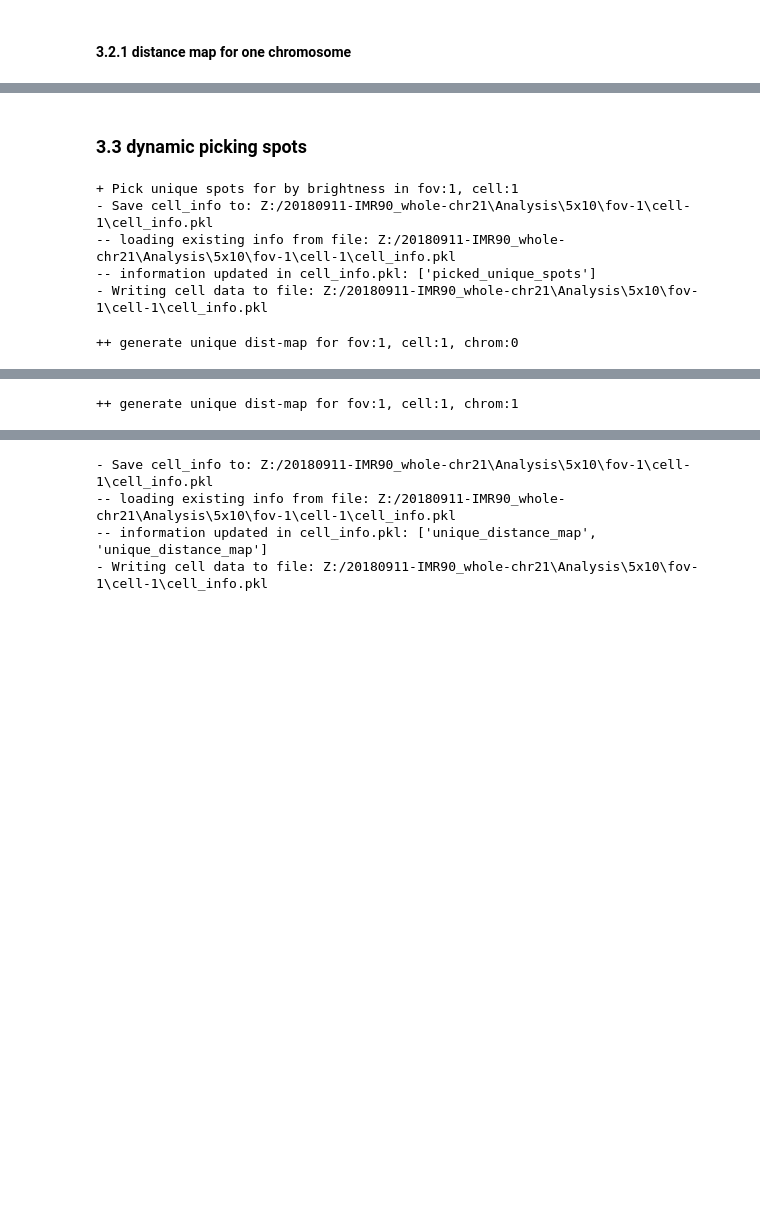
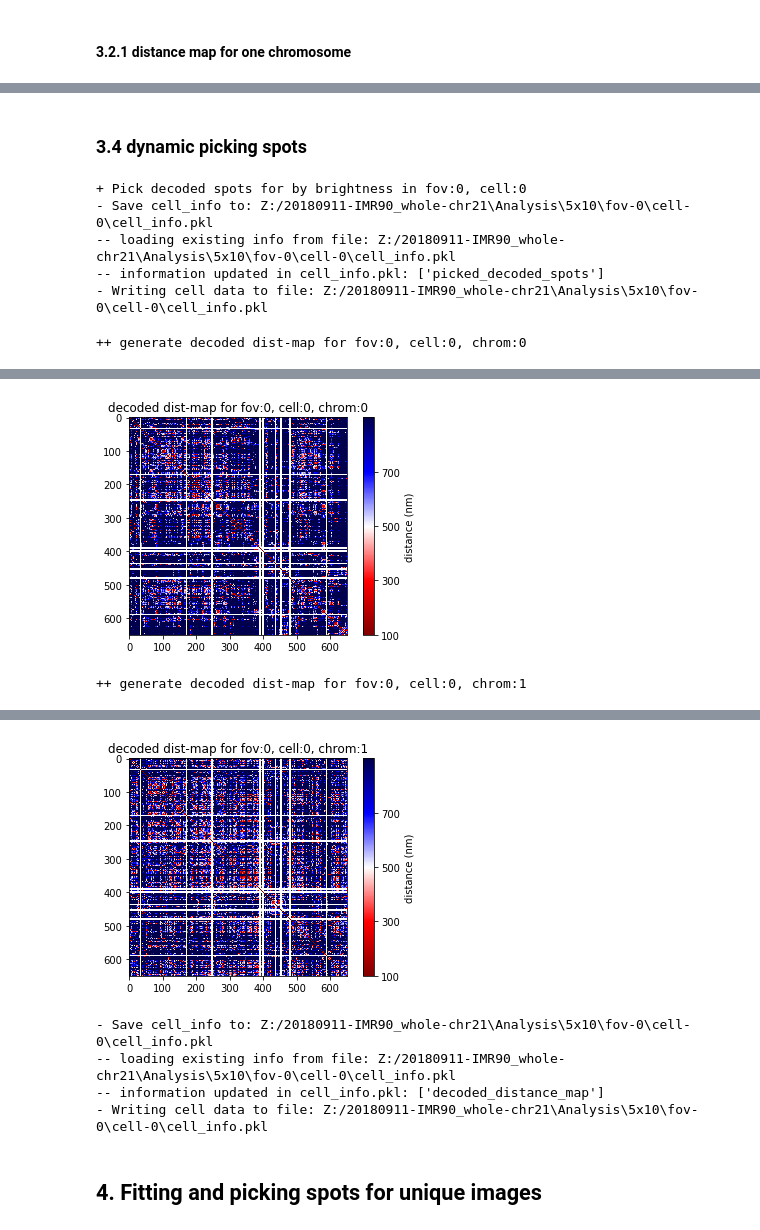
Before and after one commit to zhengpuas47/ImageAnalysis3, a Jupyter notebook: required_files/Workflow_Cell_Data.ipynb, the cells around one changed output, grey strips where cells are left out. Cells and saved outputs as stored; diff of their text form; code cells hidden in the pictures; blank space fills up the shorter version.

Commit message:
fixed bug in multi-fitting and update new example

```diff
--- a/required_files/Workflow_Cell_Data.ipynb
+++ b/required_files/Workflow_Cell_Data.ipynb
@@ -42,8 +42,8 @@ reload(ia.classes)
 # %%
 # specify initialization parameters:
 param = {'data_folder':'Z:/20180911-IMR90_whole-chr21',
-         'fov_id': 1,
-         'cell_id': 1,
+         'fov_id': 0,
+         'cell_id': 0,
          'temp_folder': r'I:\Pu_temp',
          };
 # initialize cell_data class:
@@ -251,14 +232,14 @@ plt.colorbar()
 # %% [markdown]
-### 3.3 dynamic picking spots
+### 3.4 dynamic picking spots
 # %%
-dynamic_picked_pts = a._dynamic_picking_spots(_w_dist=2)
+dynamic_picked_pts = a._dynamic_picking_spots('decoded', _w_dist=1)
 # %% [output]
-+ Pick unique spots for by brightness in fov:1, cell:1
-- Save cell_info to: Z:/20180911-IMR90_whole-chr21\Analysis\5x10\fov-1\cell-1\cell_info.pkl
--- loading existing info from file: Z:/20180911-IMR90_whole-chr21\Analysis\5x10\fov-1\cell-1\cell_info.pkl
--- information updated in cell_info.pkl: ['picked_unique_spots']
-- Writing cell data to file: Z:/20180911-IMR90_whole-chr21\Analysis\5x10\fov-1\cell-1\cell_info.pkl
++ Pick decoded spots for by brightness in fov:0, cell:0
+- Save cell_info to: Z:/20180911-IMR90_whole-chr21\Analysis\5x10\fov-0\cell-0\cell_info.pkl
+-- loading existing info from file: Z:/20180911-IMR90_whole-chr21\Analysis\5x10\fov-0\cell-0\cell_info.pkl
+-- information updated in cell_info.pkl: ['picked_decoded_spots']
+- Writing cell data to file: Z:/20180911-IMR90_whole-chr21\Analysis\5x10\fov-0\cell-0\cell_info.pkl
 # %%
-distmaps = a._generate_distance_map()
+distmaps = a._generate_distance_map('decoded',_limits=[100,900])
 # %% [output]
-++ generate unique dist-map for fov:1, cell:1, chrom:0
+++ generate decoded dist-map for fov:0, cell:0, chrom:0
@@ -267 +246,2 @@ distmaps = a._generate_distance_map()
+[figure, added]
-++ generate unique dist-map for fov:1, cell:1, chrom:1
+++ generate decoded dist-map for fov:0, cell:0, chrom:1
@@ -270,4 +248,7 @@ distmaps = a._generate_distance_map()
+[figure, added]
-- Save cell_info to: Z:/20180911-IMR90_whole-chr21\Analysis\5x10\fov-1\cell-1\cell_info.pkl
--- loading existing info from file: Z:/20180911-IMR90_whole-chr21\Analysis\5x10\fov-1\cell-1\cell_info.pkl
--- information updated in cell_info.pkl: ['unique_distance_map', 'unique_distance_map']
-- Writing cell data to file: Z:/20180911-IMR90_whole-chr21\Analysis\5x10\fov-1\cell-1\cell_info.pkl
+- Save cell_info to: Z:/20180911-IMR90_whole-chr21\Analysis\5x10\fov-0\cell-0\cell_info.pkl
+-- loading existing info from file: Z:/20180911-IMR90_whole-chr21\Analysis\5x10\fov-0\cell-0\cell_info.pkl
+-- information updated in cell_info.pkl: ['decoded_distance_map']
+- Writing cell data to file: Z:/20180911-IMR90_whole-chr21\Analysis\5x10\fov-0\cell-0\cell_info.pkl
+# %% [markdown]
+## 4. Fitting and picking spots for unique images
```
Also changed, not shown: parts of 28 cells of this notebook, 4 other files.
